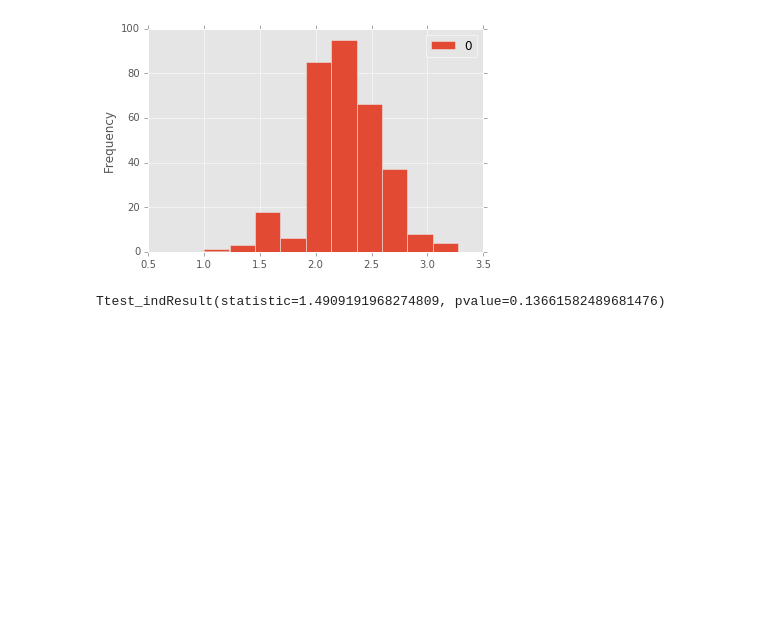
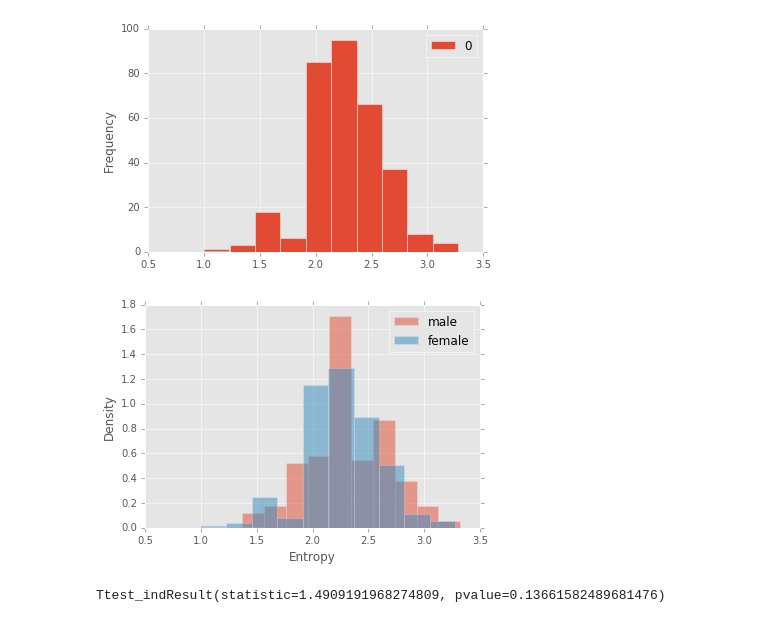
Before and after one commit to rmalarc/DATA620, a Jupyter notebook: project3/project3.ipynb, the cells around one changed output. Drawn from its saved outputs; the diff is of its cells as text; code cells hidden in the pictures; blank space fills up the shorter version.

Commit message:
Added hw team 4 names, cleaned up some print statements, and added alternative histogram

```diff
--- a/project3/project3.ipynb
+++ b/project3/project3.ipynb
@@ -255,6 +279,19 @@ Female Mean: 2.27
 Female SD: 0.37
 <matplotlib.axes._subplots.AxesSubplot at 0x...>
 [figure]
+# %%
+from matplotlib import pyplot
+import numpy as np
+
+#Alternative histogram plots using density and overlaying the two groups in one chart.
+pyplot.hist(e_male, alpha=0.5, label="male", normed=True)
+pyplot.hist(e_female, alpha=0.5, label="female", normed=True)
+pyplot.legend(loc='upper right')
+pyplot.xlabel('Entropy')
+pyplot.ylabel('Density')
+pyplot.show()
+# %% [output]
+[figure, added]
 # %%
 
 scipy.stats.ttest_ind(e_male,e_female)
```
Also changed, not shown: parts of 5 cells of this notebook.
